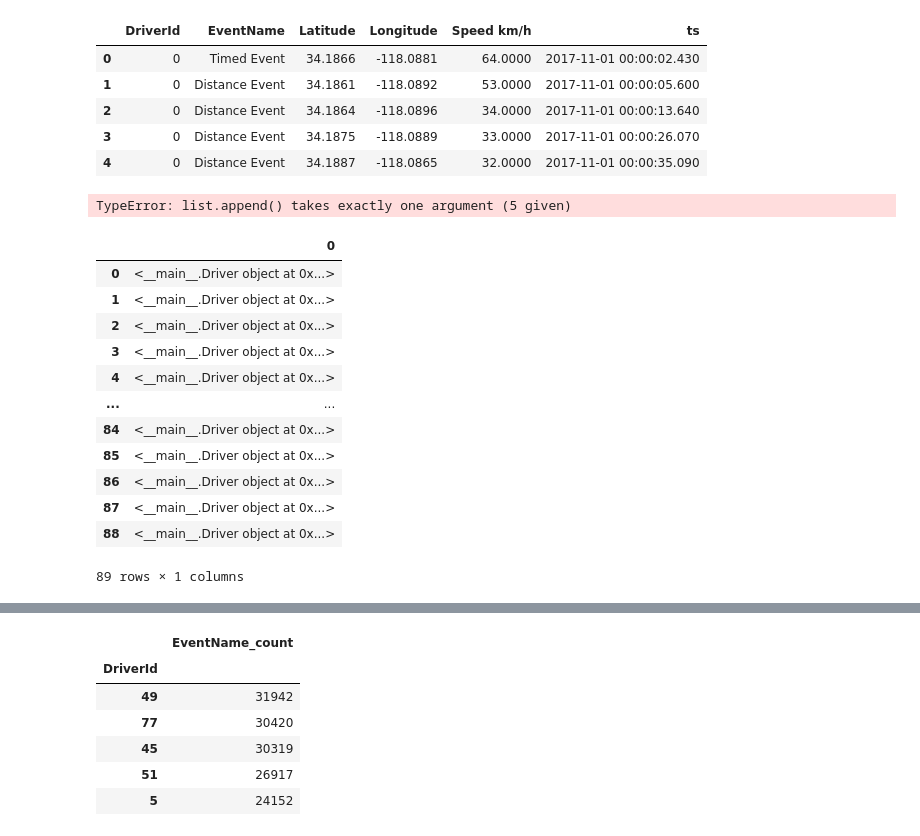
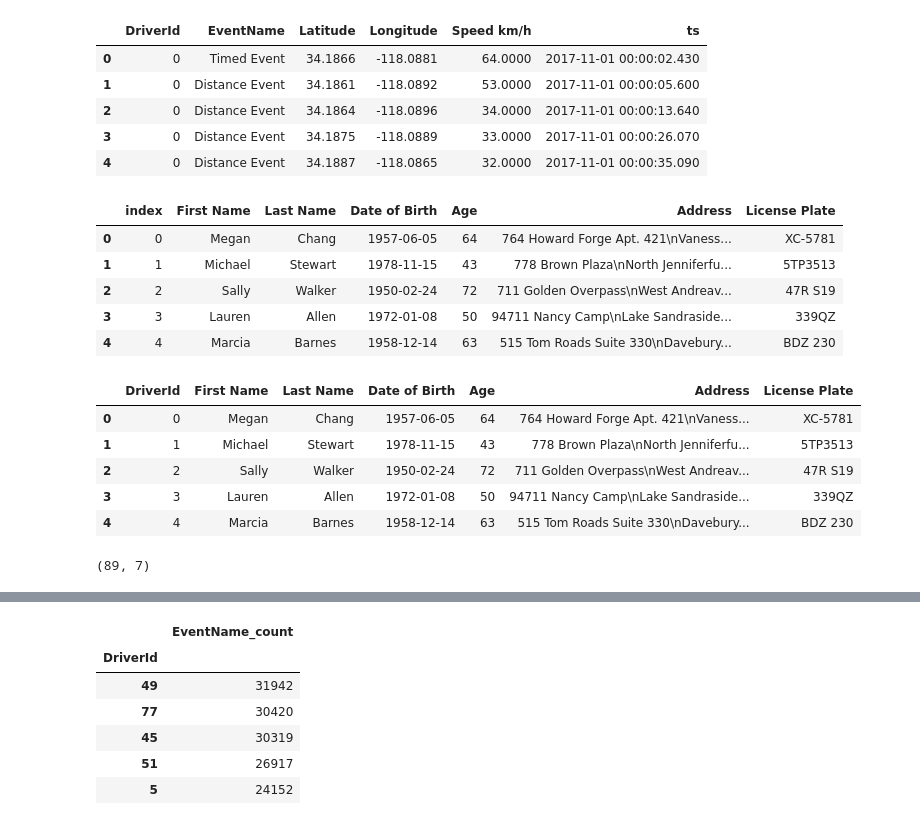
Before and after one commit to Behordeun/driver_safety_analysis, a Jupyter notebook: scoring model.ipynb, the cells around one changed output, grey strips where cells are left out. Cells and saved outputs as stored; diff of their text form; code cells hidden in the pictures.

```diff
--- a/scoring model.ipynb
+++ b/scoring model.ipynb
@@ -52,12 +53,13 @@ fake = Faker()
 
 class Driver:
 
-    def __init__(self, first_name, last_name,  date_of_birth, address, license_plate):
+    def __init__(self, first_name, last_name,  date_of_birth, age, address, license_plate):
 
         self.first_name = first_name
         self.last_name = last_name
+        self.date_of_birth = date_of_birth
+        self.age = age
         self.address = address
-        self.date_of_birth = date_of_birth
         self.license_plate = license_plate
 
 drivers = []
@@ -66,29 +68,60 @@ for i in range (89):
     first_name = fake.unique.first_name()
     last_name = fake.unique.last_name()
     address = fake.unique.address()
-    date_of_birth = fake.date_of_birth()
+    date_of_birth = fake.date_of_birth(minimum_age=18, maximum_age=85)
     license_plate = fake.unique.license_plate()
 
-    driver = Driver(first_name, last_name, date_of_birth, address, license_plate)
+    # Use Python's built-in datetime module
+    from datetime import date
 
-    drivers.append(driver.first_name, driver.last_name, driver.address, driver.date_of_birth, driver.license_plate)
+    def age(date_of_birth):
+        # Get today's date object
+        today = date.today()
 
-    drivers = pd.DataFrame(drivers, columns=['First Name', 'Last Name', 'Date of Birth', 'Address', 'License Plate']).reset_index()
+        # A bool that represents if today's day/month precedes the birth day/month
+        one_or_zero = ((today.month, today.day) < (date_of_birth.month, date_of_birth.day))
+
+        # Calculate the difference in years from the date object's components
+        year_difference = today.year - date_of_birth.year
+
+        # The difference in years is not enough.
+        # To get it right, subtract 1 or 0 based on if today precedes the
+        # birthdate's month/day.
+
+        # To do this, subtract the 'one_or_zero' boolean
+        # from 'year_difference'. (This converts
+        # True to 1 and False to 0 under the hood.)
+        age = year_difference - one_or_zero
+
+        return age
+
+    age = age(date_of_birth)
+
+    driver = Driver(first_name, last_name, date_of_birth, age, address, license_plate)
+
+    drivers.append([driver.first_name, driver.last_name, driver.date_of_birth, driver.age, driver.address, driver.license_plate])
+
+drivers = pd.DataFrame(drivers, columns=['First Name', 'Last Name', 'Date of Birth', 'Age', 'Address', 'License Plate']).reset_index()
-# %% [output]
-TypeError: list.append() takes exactly one argument (5 given)
 # %%
-drivers
+drivers.head()
 # %% [output]
-|  | 0 |
-| 0 | <__main__.Driver object at 0x...> |
-| 1 | <__main__.Driver object at 0x...> |
-| 2 | <__main__.Driver object at 0x...> |
-| 3 | <__main__.Driver object at 0x...> |
-| 4 | <__main__.Driver object at 0x...> |
-| ... | ... |
-| 84 | <__main__.Driver object at 0x...> |
-| 85 | <__main__.Driver object at 0x...> |
-| 86 | <__main__.Driver object at 0x...> |
-| 87 | <__main__.Driver object at 0x...> |
-| 88 | <__main__.Driver object at 0x...> |
+|  | index | First Name | Last Name | Date of Birth | Age | Address | License Plate |
+| 0 | 0 | Megan | Chang | 1957-06-05 | 64 | 764 Howard Forge Apt. 421\nVaness... | XC-5781 |
+| 1 | 1 | Michael | Stewart | 1978-11-15 | 43 | 778 Brown Plaza\nNorth Jenniferfu... | 5TP3513 |
+| 2 | 2 | Sally | Walker | 1950-02-24 | 72 | 711 Golden Overpass\nWest Andreav... | 47R S19 |
+| 3 | 3 | Lauren | Allen | 1972-01-08 | 50 | 94711 Nancy Camp\nLake Sandraside... | 339QZ |
+| 4 | 4 | Marcia | Barnes | 1958-12-14 | 63 | 515 Tom Roads Suite 330\nDavebury... | BDZ 230 |
-89 rows × 1 columns
+# %%
+drivers.rename(columns={'index':'DriverId'}, inplace=True)
+drivers.head()
+# %% [output]
+|  | DriverId | First Name | Last Name | Date of Birth | Age | Address | License Plate |
+| 0 | 0 | Megan | Chang | 1957-06-05 | 64 | 764 Howard Forge Apt. 421\nVaness... | XC-5781 |
+| 1 | 1 | Michael | Stewart | 1978-11-15 | 43 | 778 Brown Plaza\nNorth Jenniferfu... | 5TP3513 |
+| 2 | 2 | Sally | Walker | 1950-02-24 | 72 | 711 Golden Overpass\nWest Andreav... | 47R S19 |
+| 3 | 3 | Lauren | Allen | 1972-01-08 | 50 | 94711 Nancy Camp\nLake Sandraside... | 339QZ |
+| 4 | 4 | Marcia | Barnes | 1958-12-14 | 63 | 515 Tom Roads Suite 330\nDavebury... | BDZ 230 |
+# %%
+drivers.shape
+# %% [output]
+(89, 7)
```
Also changed, not shown: parts of 3 cells of this notebook, 2 other files.
